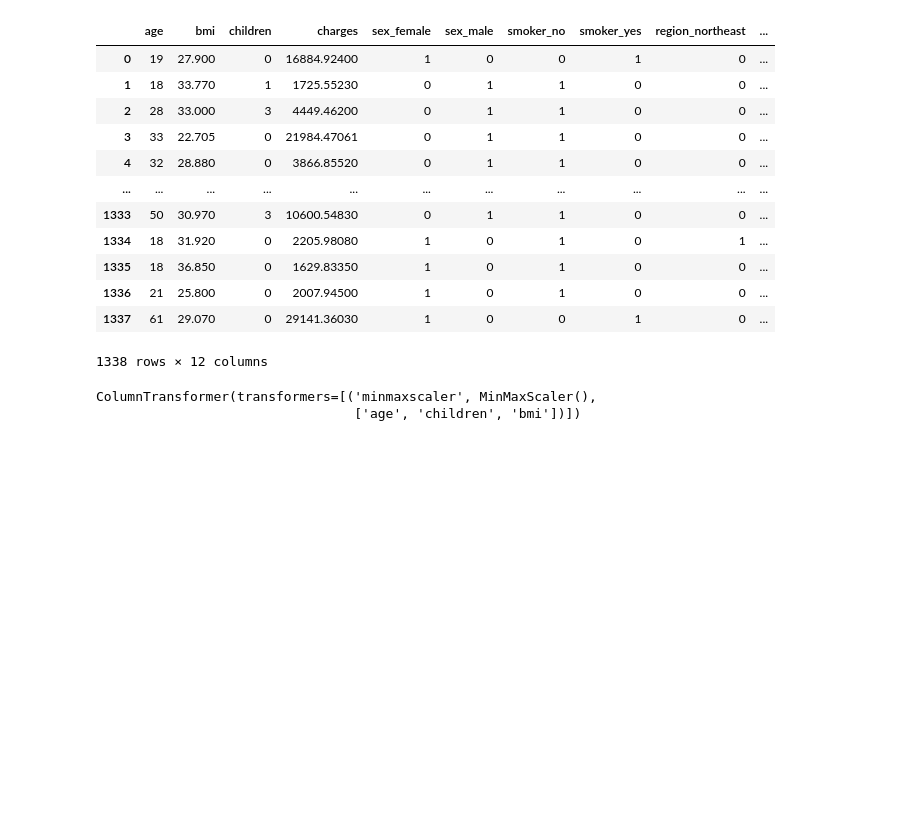
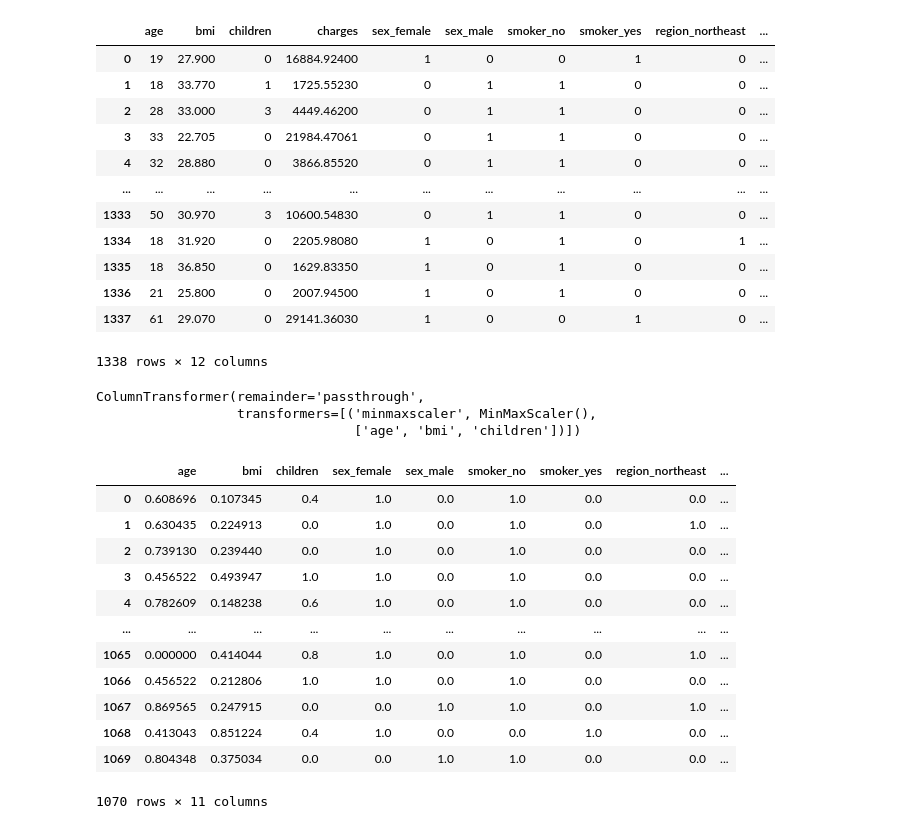
Before and after one commit to pkro/tensorflow_cert_training, a Jupyter notebook: notebooks/01c_challenges_and_extra_curriculum.ipynb, the cells around one changed output. Saved outputs shown, nothing was run; the diff lists cells and outputs as text; code cells hidden in the pictures; blank space fills up the shorter version.

```diff
--- a/notebooks/01c_challenges_and_extra_curriculum.ipynb
+++ b/notebooks/01c_challenges_and_extra_curriculum.ipynb
@@ -146,9 +156,12 @@ X_train, y_train, X_test, y_test = train_test_split(X, y, test_size=0.2, random_
 # scale / normalize data
 from sklearn.preprocessing import MinMaxScaler
 from sklearn.compose import make_column_transformer
-ct = make_column_transformer((MinMaxScaler(), ['age', 'children', 'bmi']))
+ct = make_column_transformer(
+    (MinMaxScaler(), ["age", "bmi", "children"])
+, remainder='passthrough')
 
 ct.fit(X_train)
 # %% [output]
-ColumnTransformer(transformers=[('minmaxscaler', MinMaxScaler(),
-                                 ['age', 'children', 'bmi'])])
+ColumnTransformer(remainder='passthrough',
+                  transformers=[('minmaxscaler', MinMaxScaler(),
+                                 ['age', 'bmi', 'children'])])
@@ -154,0 +171,17 @@ ColumnTransformer(transformers=[('minmaxscaler', MinMaxScaler(),
+# %%
+x_train_normal_df = pd.DataFrame(X_train_normal, columns=X_train.columns)
+x_train_normal_df
+# %% [output]
+|  | age | bmi | children | sex_female | sex_male | smoker_no | smoker_yes | region_northeast | ... |
+| 0 | 0.608696 | 0.107345 | 0.4 | 1.0 | 0.0 | 1.0 | 0.0 | 0.0 | ... |
+| 1 | 0.630435 | 0.224913 | 0.0 | 1.0 | 0.0 | 1.0 | 0.0 | 1.0 | ... |
+| 2 | 0.739130 | 0.239440 | 0.0 | 1.0 | 0.0 | 1.0 | 0.0 | 0.0 | ... |
+| 3 | 0.456522 | 0.493947 | 1.0 | 1.0 | 0.0 | 1.0 | 0.0 | 0.0 | ... |
+| 4 | 0.782609 | 0.148238 | 0.6 | 1.0 | 0.0 | 1.0 | 0.0 | 0.0 | ... |
+| ... | ... | ... | ... | ... | ... | ... | ... | ... | ... |
+| 1065 | 0.000000 | 0.414044 | 0.8 | 1.0 | 0.0 | 1.0 | 0.0 | 1.0 | ... |
+| 1066 | 0.456522 | 0.212806 | 1.0 | 1.0 | 0.0 | 1.0 | 0.0 | 0.0 | ... |
+| 1067 | 0.869565 | 0.247915 | 0.0 | 0.0 | 1.0 | 1.0 | 0.0 | 1.0 | ... |
+| 1068 | 0.413043 | 0.851224 | 0.4 | 1.0 | 0.0 | 0.0 | 1.0 | 0.0 | ... |
+| 1069 | 0.804348 | 0.375034 | 0.0 | 0.0 | 1.0 | 1.0 | 0.0 | 0.0 | ... |
+1070 rows × 11 columns
```
Also changed, not shown: parts of 19 cells of this notebook.
